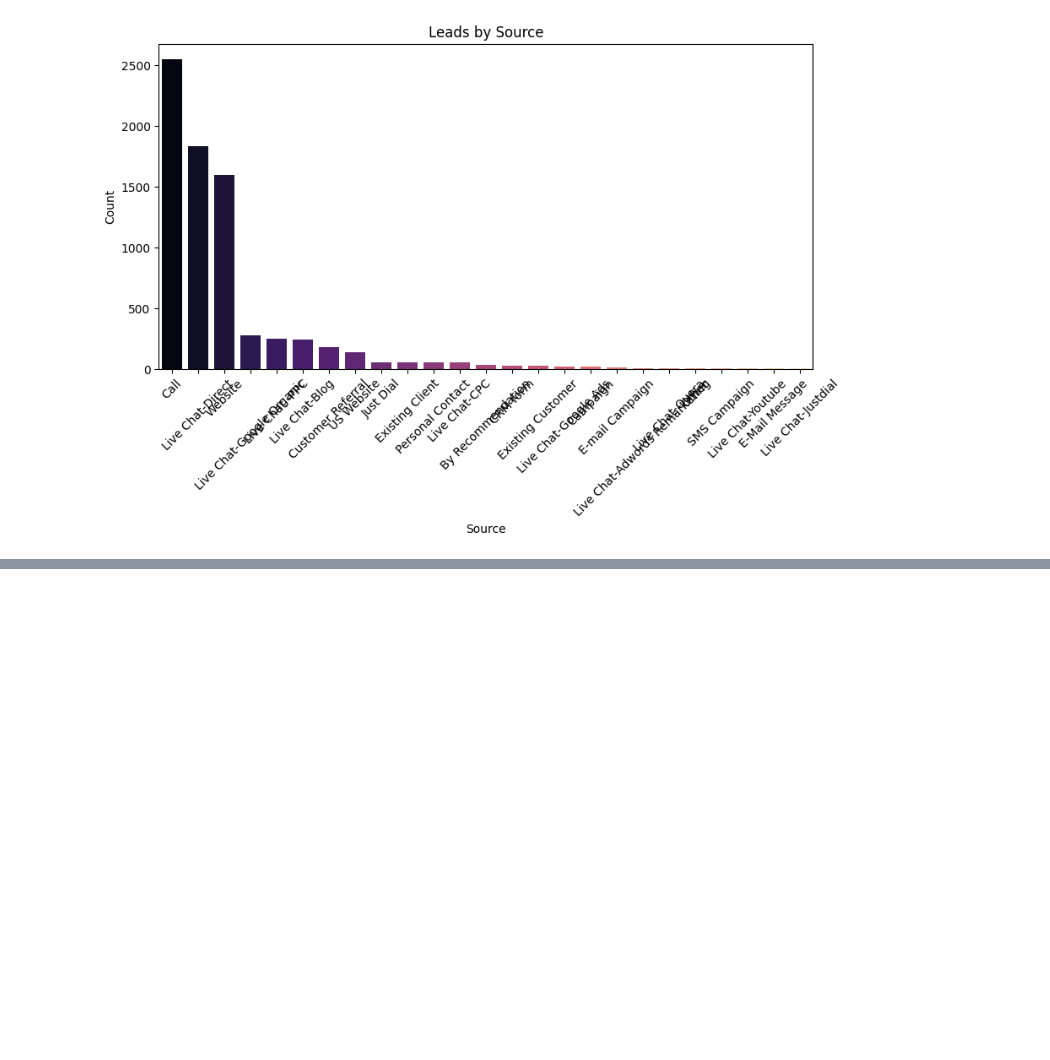
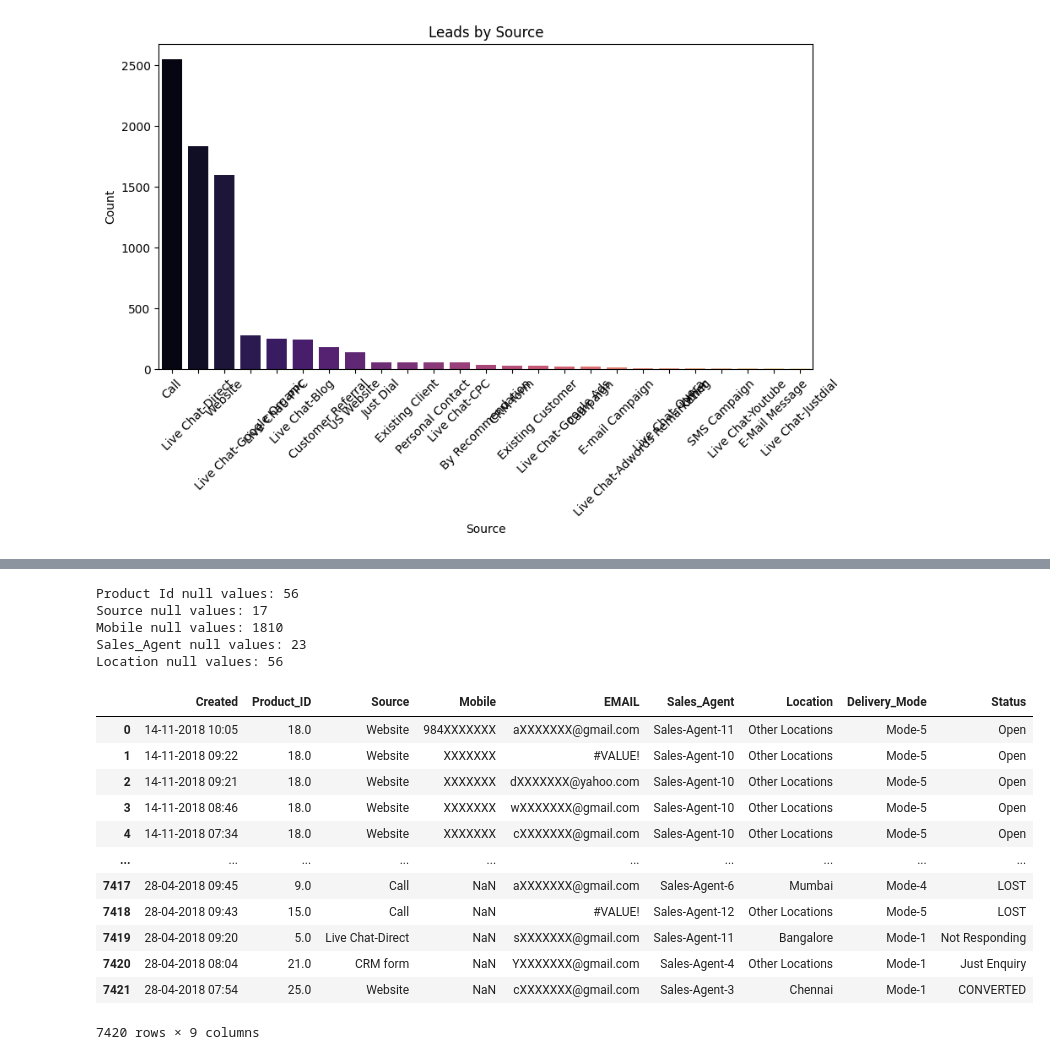
Before and after one commit to sahiljahagirdar/Product_Sales, a Jupyter notebook: Lead_Predict.ipynb, the cells around one changed output, grey strips where cells are left out. Drawn from its saved outputs; the diff is of its cells as text; code cells hidden in the pictures; blank space fills up the shorter version.

```diff
--- a/Lead_Predict.ipynb
+++ b/Lead_Predict.ipynb
@@ -160,0 +191,21 @@ plt.show()
+# %%
+print('Product Id null values:',df.Product_ID.isnull().sum())
+print('Source null values:',df.Source.isnull().sum())
+print('Mobile null values:',df.Mobile.isnull().sum())
+print('Sales_Agent null values:',df.Sales_Agent.isnull().sum())
+print('Location null values:',df.Location.isnull().sum())
+# %% [output]
+Product Id null values: 56
+Source null values: 17
+Mobile null values: 1810
+Sales_Agent null values: 23
+Location null values: 56
+# %%
+product_mode = df['Product_ID'].mode()[0]
+df['Product_ID'].fillna(product_mode,inplace=True)
+# %%
+Source_Mode = df['Source'].mode()[0]
+df['Source'].fillna(Source_Mode,inplace=True)
+# %%
+Agent_mode = df['Sales_Agent'].mode()[0]
+df['Sales_Agent'].fillna(Agent_mode,inplace=True)
@@ -160,0 +215,16 @@ plt.show()
+# %%
+df
+# %% [output]
+|  | Created | Product_ID | Source | Mobile | EMAIL | Sales_Agent | Location | Delivery_Mode | Status |
+| 0 | 14-11-2018 10:05 | 18.0 | Website | 984XXXXXXX | aXXXXXXX@gmail.com | Sales-Agent-11 | Other Locations | Mode-5 | Open |
+| 1 | 14-11-2018 09:22 | 18.0 | Website | XXXXXXX | #VALUE! | Sales-Agent-10 | Other Locations | Mode-5 | Open |
+| 2 | 14-11-2018 09:21 | 18.0 | Website | XXXXXXX | dXXXXXXX@yahoo.com | Sales-Agent-10 | Other Locations | Mode-5 | Open |
+| 3 | 14-11-2018 08:46 | 18.0 | Website | XXXXXXX | wXXXXXXX@gmail.com | Sales-Agent-10 | Other Locations | Mode-5 | Open |
+| 4 | 14-11-2018 07:34 | 18.0 | Website | XXXXXXX | cXXXXXXX@gmail.com | Sales-Agent-10 | Other Locations | Mode-5 | Open |
+| ... | ... | ... | ... | ... | ... | ... | ... | ... | ... |
+| 7417 | 28-04-2018 09:45 | 9.0 | Call | NaN | aXXXXXXX@gmail.com | Sales-Agent-6 | Mumbai | Mode-4 | LOST |
+| 7418 | 28-04-2018 09:43 | 15.0 | Call | NaN | #VALUE! | Sales-Agent-12 | Other Locations | Mode-5 | LOST |
+| 7419 | 28-04-2018 09:20 | 5.0 | Live Chat-Direct | NaN | sXXXXXXX@gmail.com | Sales-Agent-11 | Bangalore | Mode-1 | Not Responding |
+| 7420 | 28-04-2018 08:04 | 21.0 | CRM form | NaN | YXXXXXXX@gmail.com | Sales-Agent-4 | Other Locations | Mode-1 | Just Enquiry |
+| 7421 | 28-04-2018 07:54 | 25.0 | Website | NaN | cXXXXXXX@gmail.com | Sales-Agent-3 | Chennai | Mode-1 | CONVERTED |
+7420 rows × 9 columns
```
Also changed, not shown: parts of 33 cells of this notebook.
